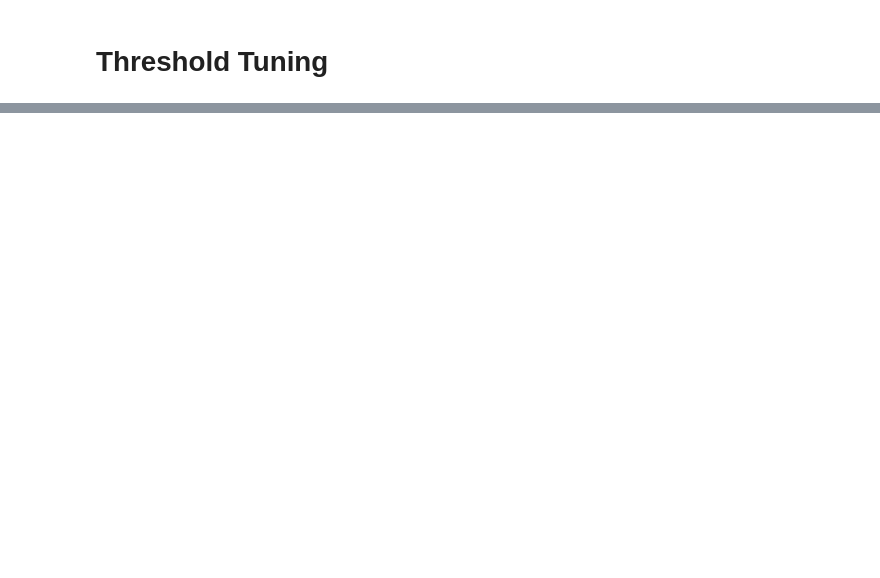
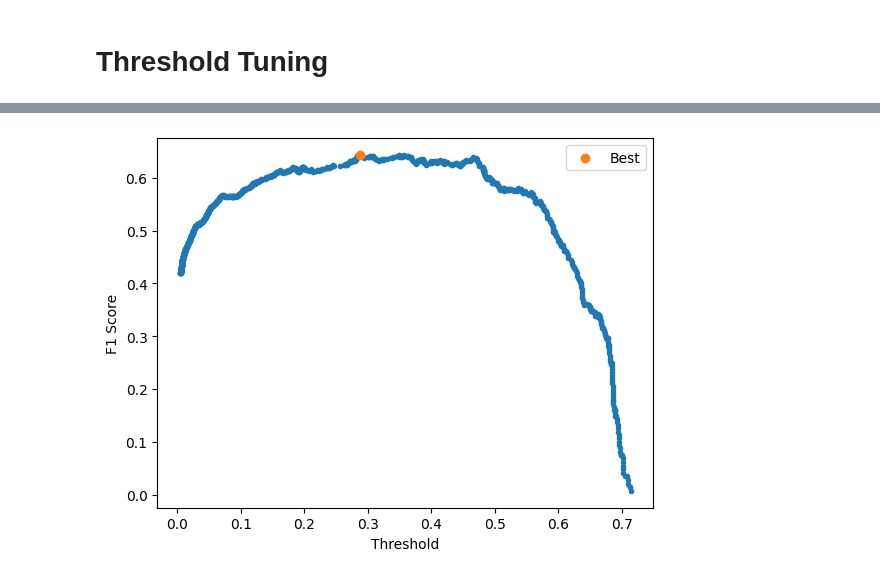
Before and after one commit to jasonrichdarmawan/hacktiv8-ftds-fase0, a Jupyter notebook: x_fase2/week01_day05_libur/pm/keras_thundertalk.ipynb, the cells around one changed output, grey strips where cells are left out. Saved outputs shown, nothing was run; the diff lists cells and outputs as text; code cells hidden in the pictures; blank space fills up the shorter version.

```diff
--- a/x_fase2/week01_day05_libur/pm/keras_thundertalk.ipynb
+++ b/x_fase2/week01_day05_libur/pm/keras_thundertalk.ipynb
@@ -355,3 +368,14 @@ Best Threshold=0.357793, F-Score=0.660
+# %%
+# Threshold, F1 Score
+
+plt.scatter(thresholds, fscore[:-1], marker='.')
+plt.scatter(thresholds[ix], fscore[ix], marker='o', label='Best')
+plt.xlabel("Threshold")
+plt.ylabel("F1 Score")
+plt.legend()
+plt.show()
+# %% [output]
+[figure, added]
 # %%
 # Evaluating the model sequential improved
 
```
Also changed, not shown: parts of 9 cells of this notebook, 13 other files.
